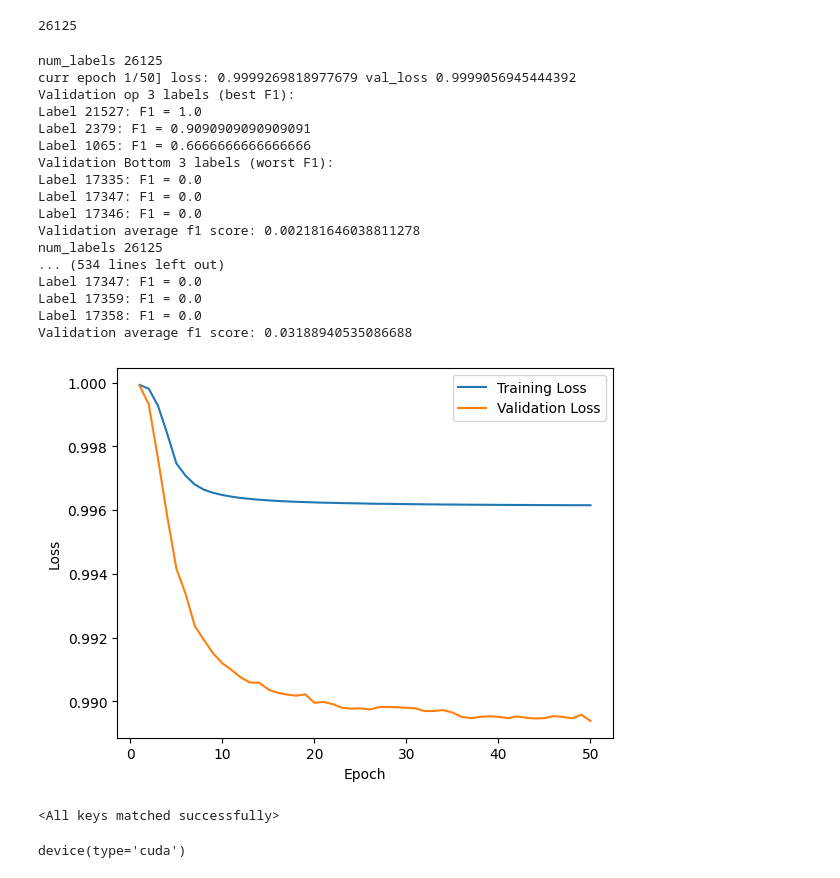
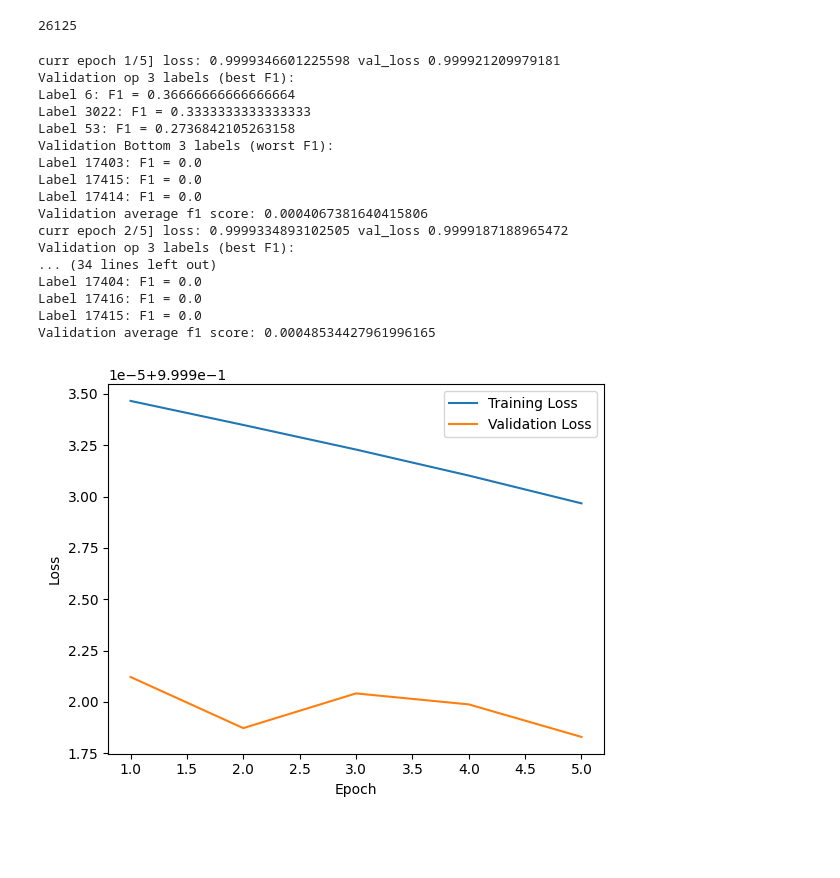
Before and after one commit to anirban1991/CAFA_6_protein_function_kaggle, a Jupyter notebook: dataprocessing_model_training_final.ipynb, the cells around one changed output. Saved outputs shown, nothing was run; the diff lists cells and outputs as text; code cells hidden in the pictures; blank space fills up the shorter version.

```diff
--- a/dataprocessing_model_training_final.ipynb
+++ b/dataprocessing_model_training_final.ipynb
@@ -121,6 +151,6 @@ term_df.head(), len(term_df["term"].unique()), term_df.count()
  aspect     537027
  dtype: int64)
 # %%
-taxonomy_df = pd.read_csv(taxonomy_path, sep='\t', names=['EntryID', 'taxonomyID'])
+taxonomy_df = pd.read_csv(taxonomy_path, sep='\t')
 taxonomy_df.head()
 # %% [output]
@@ -384,13 +401,0 @@ Drive already mounted at /content/drive; to attempt to forcibly remount, call dr
-# %%
-chunk_size = 80000
-num_chunks = int(np.ceil(len(test_df) / chunk_size))
-
-chunks = np.array_split(test_df, num_chunks)
-
-for i, chunk in enumerate(chunks):
-    print(f"Chunk {i+1}: {len(chunk)} rows")
-    print(f"Range: {chunk.index[0]} to {chunk.index[-1]}")
-
-for i, chunk in enumerate(chunks):
-    chunk.to_csv(f"fasta_embeddings_chunk_{i+1}.csv", index=False)
-    print(f"Saved chunk {i+1} to file")
@@ -715,7 +690,6 @@ class ProteinEmbeddingsDataset(Dataset):
         self.is_test = is_test
         if not is_test:
           self.labels = labels[:, :total_labels].astype(np.float32)
-          self.label_metadata = label_metadata
 
     def __len__(self):
         return len(self.features)
@@ -724,4 +698,23 @@ class ProteinEmbeddingsDataset(Dataset):
         x = torch.FloatTensor(self.features[idx])
         if not self.is_test:
           y = torch.FloatTensor(self.labels[idx])
+          return x, y
         return x
+# %%
+def obtain_label_metadata(curr_y, output_dim):
+    '''
+    Calculates the weights for the loss function (a lot of terms are incredibly
+    sparse as observed in the EDA)
+    '''
+    label_metadata = {
+    "pos_weights": []
+    }
+    print(len(curr_y[0]))
+    for i in range(output_dim):
+        if not i % 1000: print(i)
+        y_i = curr_y[:, i]
+        pos = np.sum(y_i == 1)
+        neg = np.sum(y_i == 0)
+        scale_pos_weight = neg / pos if pos > 0 else 1.0
+        label_metadata["pos_weights"].append(scale_pos_weight)
+    return label_metadata
@@ -1790,27 +1536,27 @@ len(label_metadata["pos_weights"])
 # %% [output]
 26125
 # %%
-curr_model = WeightedMultiLabelNN(hidden_dims=[256, 512, 1024, 2048], output_dim=len(protein_function_unique_metadata))
+curr_model = MultiLabelNN(hidden_dims=HIDDEN_DIMS, output_dim=len(protein_function_unique_metadata))
 data_loader = DataLoader(protein_embeddings_dataset_train, batch_size=128)
 data_loader_val = DataLoader(protein_embeddings_dataset_val, batch_size=len(X_val_imputed))
-trained_model_nn = train_model(curr_model, data_loader, data_loader_val, torch.tensor(label_metadata["pos_weights"]))
+trained_model_nn = train_model(curr_model, data_loader, data_loader_val, torch.tensor(label_metadata["pos_weights"]), num_epochs=5) # for the remaining models they are trained with epochs less due to GPU and time constraints, note that the only model we trained fully was the DNN (50 epochs saved as model_checkpoint_final.pth)
 # %% [output]
-num_labels 26125
-curr epoch 1/50] loss: 0.9999269818977679 val_loss 0.9999056945444392
+curr epoch 1/5] loss: 0.9999346601225598 val_loss 0.999921209979181
 Validation op 3 labels (best F1):
-Label 21527: F1 = 1.0
-Label 2379: F1 = 0.9090909090909091
-Label 1065: F1 = 0.6666666666666666
+Label 6: F1 = 0.36666666666666664
+Label 3022: F1 = 0.3333333333333333
+Label 53: F1 = 0.2736842105263158
 Validation Bottom 3 labels (worst F1):
-Label 17335: F1 = 0.0
-Label 17347: F1 = 0.0
-Label 17346: F1 = 0.0
-Validation average f1 score: 0.002181646038811278
-num_labels 26125
-... (534 lines left out)
-Label 17347: F1 = 0.0
-Label 17359: F1 = 0.0
-Label 17358: F1 = 0.0
-Validation average f1 score: 0.03188940535086688
+Label 17403: F1 = 0.0
+Label 17415: F1 = 0.0
+Label 17414: F1 = 0.0
+Validation average f1 score: 0.0004067381640415806
+curr epoch 2/5] loss: 0.9999334893102505 val_loss 0.9999187188965472
+Validation op 3 labels (best F1):
+... (34 lines left out)
+Label 17404: F1 = 0.0
+Label 17416: F1 = 0.0
+Label 17415: F1 = 0.0
+Validation average f1 score: 0.00048534427961996165
-[figure, old version]
+[figure, new version]
 # %%
@@ -1820,11 +1566,6 @@ torch.save(trained_model_nn.state_dict(), PATH)
 PATH = "model_checkpoint_final.pth"
 # state_dict = torch.load('model_checkpoint_final', map_location=device)
 device = torch.device('cuda' if torch.cuda.is_available() else 'cpu')
-curr_model = WeightedMultiLabelNN(hidden_dims=[256, 512, 1024, 2048], output_dim=len(protein_function_unique_metadata))
+curr_model = MultiLabelNN(hidden_dims=[256, 512, 1024, 2048], output_dim=len(protein_function_unique_metadata))
 curr_model.load_state_dict(torch.load('model_checkpoint_final.pth', map_location=device))
+curr_model = curr_model.to(device)
-# %% [output]
-<All keys matched successfully>
-# %%
-device
-# %% [output]
-device(type='cuda')
```
Also changed, not shown: parts of 123 cells of this notebook.
